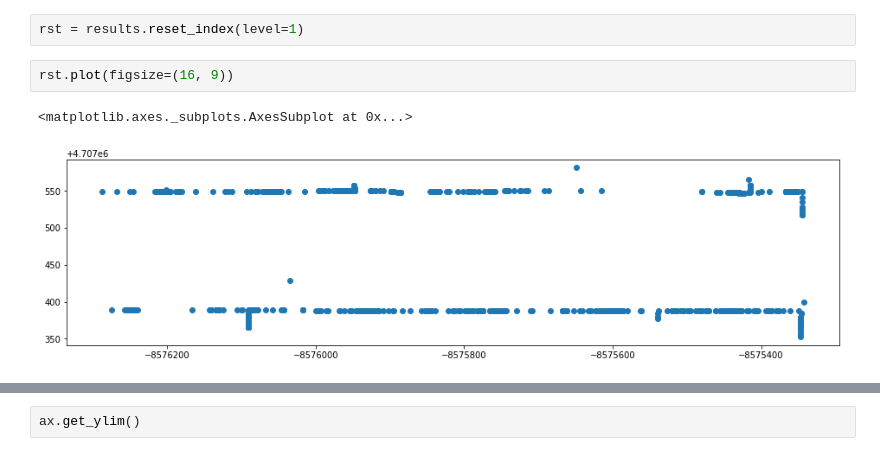
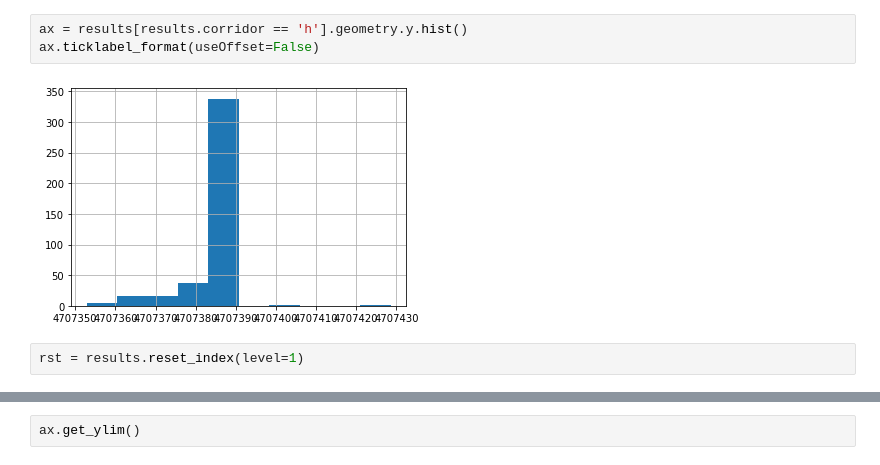
Before and after one commit to cmoscardi/dc_bus_stuff, a Jupyter notebook: Untitled.ipynb, the cells around one changed output, grey strips where cells are left out. Saved outputs shown, nothing was run; the diff lists cells and outputs as text.

```diff
--- a/Untitled.ipynb
+++ b/Untitled.ipynb
@@ -44,9 +22,9 @@ results = _
+# %%
+ax = results[results.corridor == 'h'].geometry.y.hist()
+ax.ticklabel_format(useOffset=False)
+# %% [output]
+[figure, added]
 # %%
 rst = results.reset_index(level=1)
-# %%
-rst.plot(figsize=(16, 9))
-# %% [output]
-<matplotlib.axes._subplots.AxesSubplot at 0x...>
-[figure, removed]
 # %%
 rst2 = rst.to_crs(epsg=3857)
```
Also changed, not shown: parts of 11 cells of this notebook, 5 other files.
